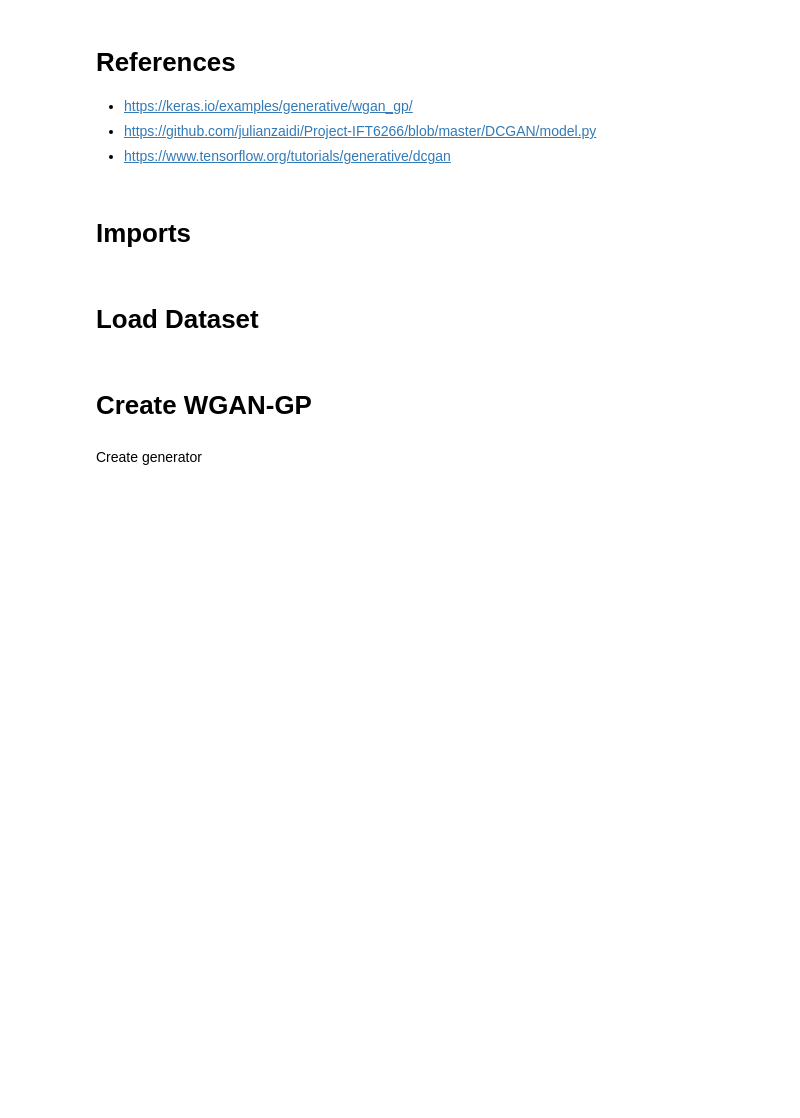
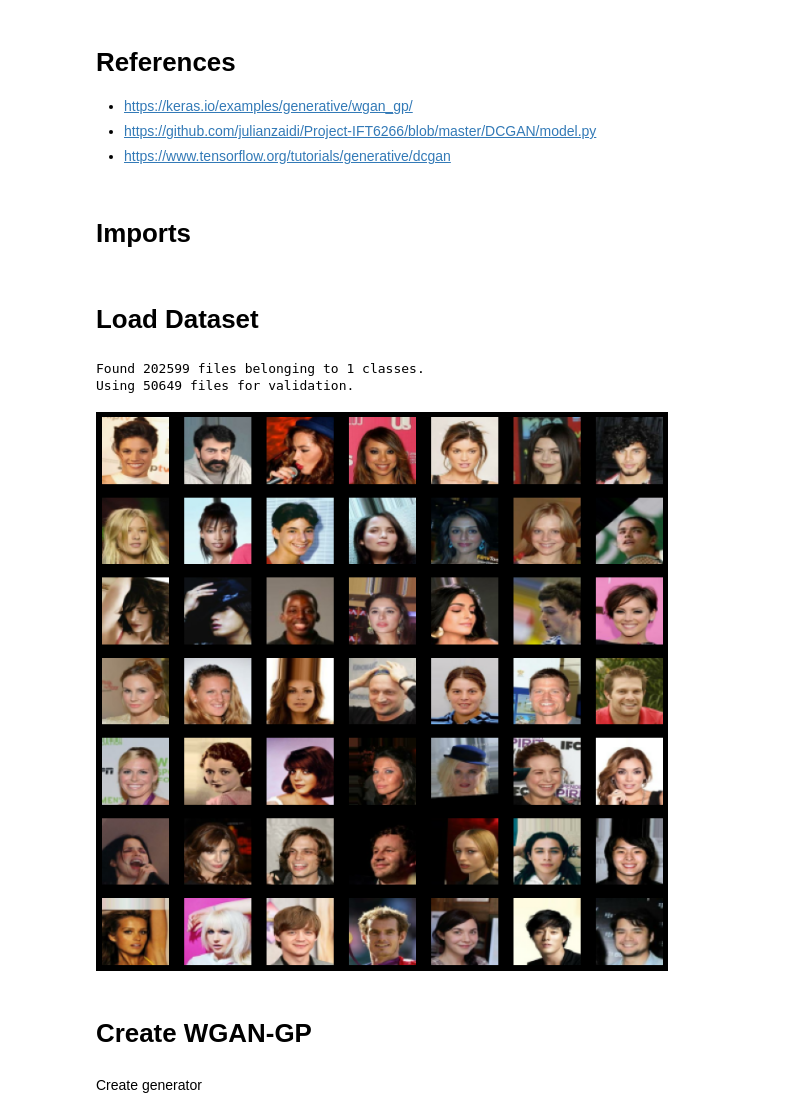
Before and after one commit to PScottZero/wgan-gp, a Jupyter notebook: wgan_gp.ipynb, the cells around one changed output. Saved outputs shown, nothing was run; the diff lists cells and outputs as text; code cells hidden in the pictures; blank space fills up the shorter version.

```diff
--- a/wgan_gp.ipynb
+++ b/wgan_gp.ipynb
@@ -19,34 +19,39 @@ from tensorflow.keras import layers, models, preprocessing, optimizers
 # %% [markdown]
 # Load Dataset
 # %%
-batch_size = 16
-img_dim = 128
+batch_size = 256
+img_dim = 64
 channels = 3
 img_shape = (img_dim, img_dim, channels)
 
 dataset = preprocessing.image_dataset_from_directory(
-  'C:/Users/8psco/Desktop/ancient_coins/greek_coins',
+  'input_images/celebrity_faces',
   image_size=(img_dim, img_dim),
   batch_size=batch_size,
   interpolation='area',
-  validation_split=10000/42703,
+  validation_split=0.25,
   subset='validation',
   seed=1234,
 )
 dataset = dataset.map(lambda x, _: (x - 127.5) / 127.5)
+# %% [output]
+Found 202599 files belonging to 1 classes.
+Using 50649 files for validation.
 # %%
-num_examples = 36
+num_examples = 49
 
 X = []
 while len(X) < num_examples:
   X += list(dataset.as_numpy_iterator().next())
 
 fig = plt.figure(figsize=(12, 12))
 for i in range(num_examples):
   grid_size = int(np.ceil(np.sqrt(num_examples)))
   fig.add_subplot(grid_size, grid_size, i + 1)
   plt.imshow(X[i] * 0.5 + 0.5)
   plt.axis('off')
+# %% [output]
+[figure, added]
 # %% [markdown]
 # Create WGAN-GP
 # %% [markdown]
```
Also changed, not shown: parts of 8 cells of this notebook, 1 other file.
